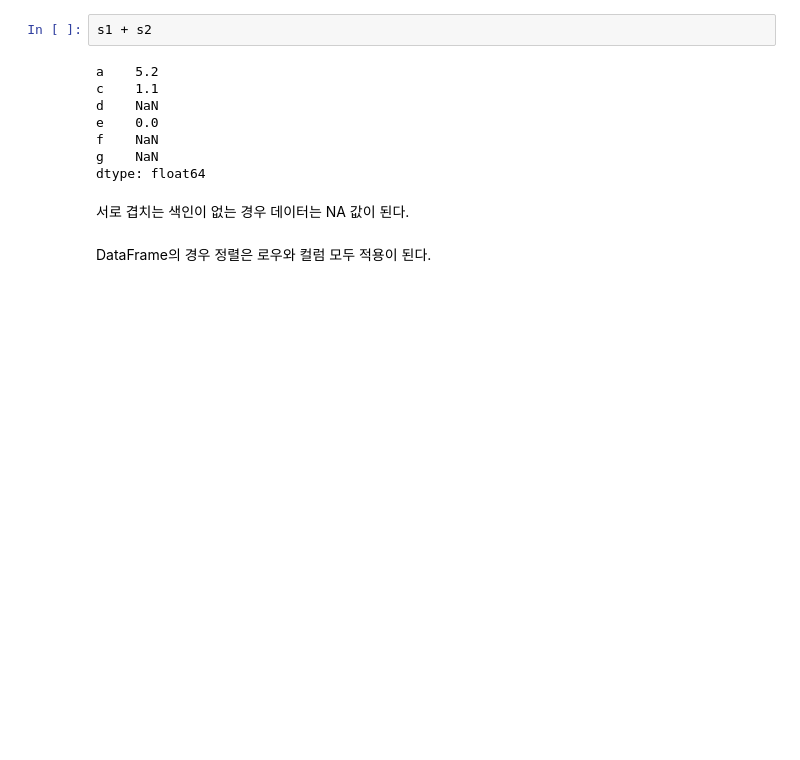
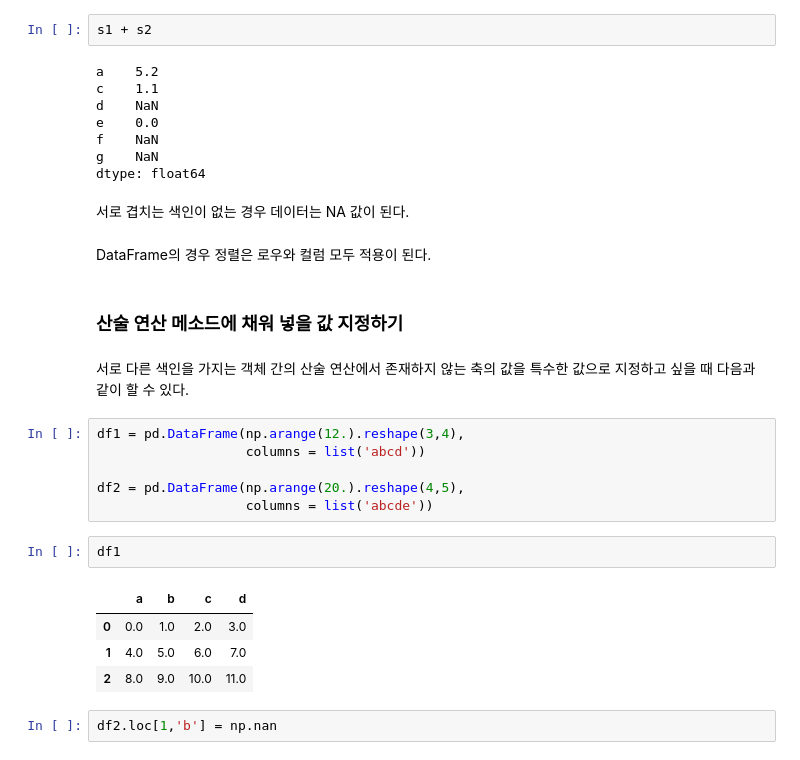
Before and after one commit to JEONSUN/Edwith_Python_For_Machine_Learning, a Jupyter notebook: Python for Data Analysis (Pandas Basic).ipynb, the cells around one changed output. Saved outputs shown, nothing was run; the diff lists cells and outputs as text; blank space fills up the shorter version.

```diff
--- a/Python for Data Analysis (Pandas Basic).ipynb
+++ b/Python for Data Analysis (Pandas Basic).ipynb
@@ -857,3 +857,22 @@ dtype: float64
 서로 겹치는 색인이 없는 경우 데이터는 NA 값이 된다.
 # %% [markdown]
 DataFrame의 경우 정렬은 로우와 컬럼 모두 적용이 된다.
+# %% [markdown]
+### 산술 연산 메소드에 채워 넣을 값 지정하기
+# %% [markdown]
+서로 다른 색인을 가지는 객체 간의 산술 연산에서 존재하지 않는 축의 값을 특수한 값으로 지정하고 싶을 때 다음과 같이 할 수 있다.
+# %%
+df1 = pd.DataFrame(np.arange(12.).reshape(3,4),
+                   columns = list('abcd'))
+
+df2 = pd.DataFrame(np.arange(20.).reshape(4,5),
+                   columns = list('abcde'))
+# %%
+df1
+# %% [output]
+|  | a | b | c | d |
+| 0 | 0.0 | 1.0 | 2.0 | 3.0 |
+| 1 | 4.0 | 5.0 | 6.0 | 7.0 |
+| 2 | 8.0 | 9.0 | 10.0 | 11.0 |
+# %%
+df2.loc[1,'b'] = np.nan
```
Also changed, not shown: parts of 4 cells of this notebook.
